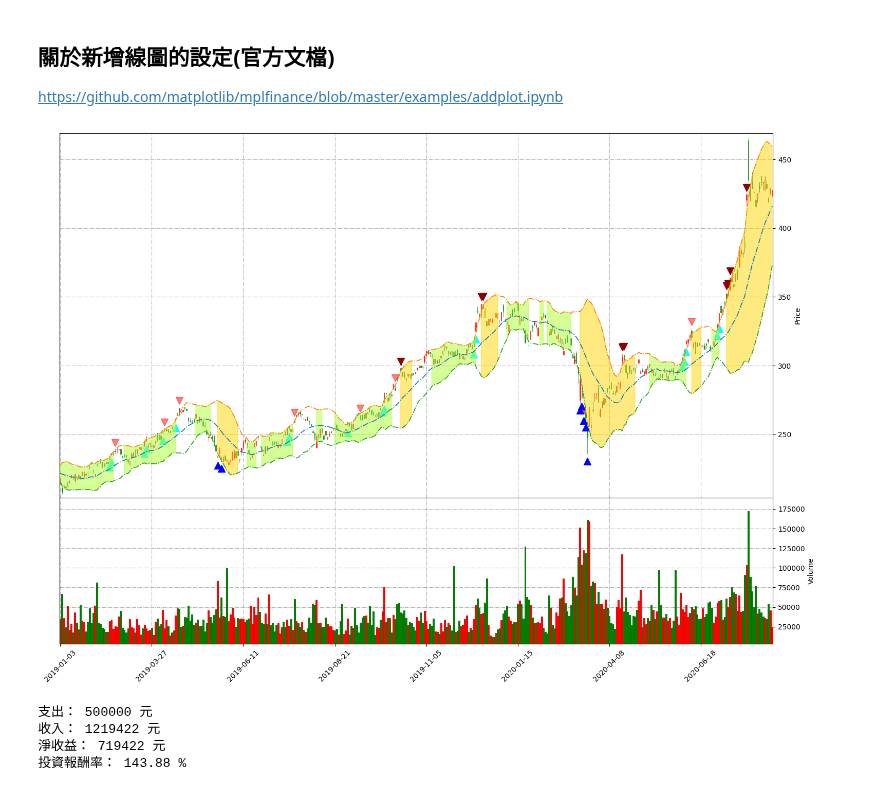
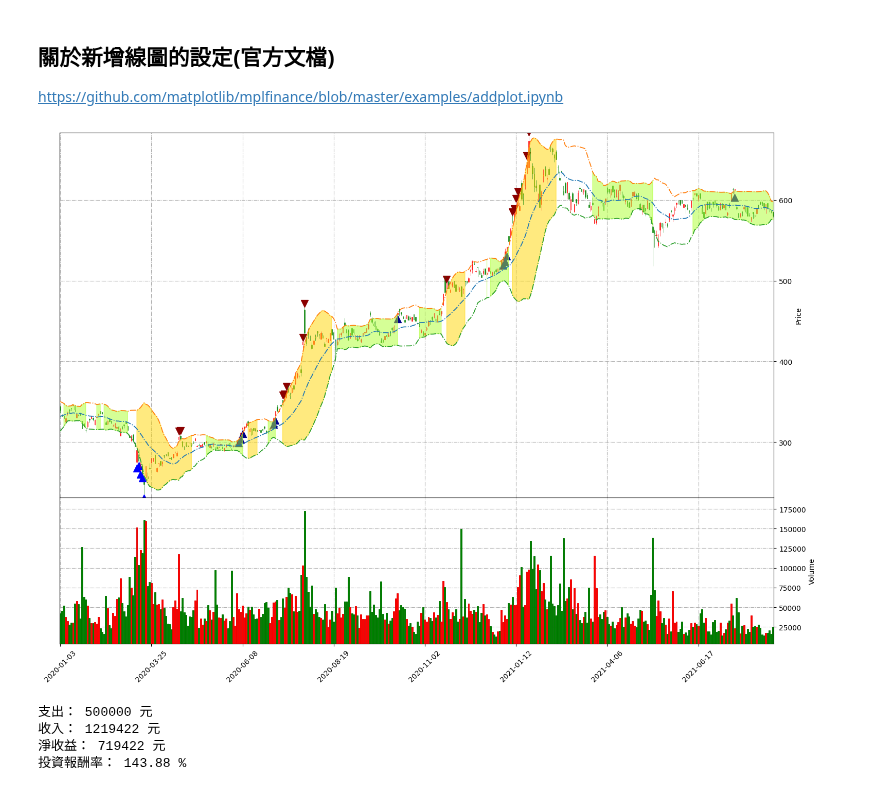
Before and after one commit to oscar50513/stock_project, a Jupyter notebook: BBands.ipynb, the cells around one changed output. Cells and saved outputs as stored; diff of their text form; code cells hidden in the pictures.

```diff
--- a/BBands.ipynb
+++ b/BBands.ipynb
@@ -527,8 +527,8 @@ s = '2330.csv'
 SData = pd.read_csv(path+'/'+s,index_col='Date')
 SData.index = pd.DatetimeIndex(SData.index)
 # range
-day_num = '2019-01-03'                        # 設定顯示股價資訊起始日期
-day_end = '2020-08-15'                        # 設定顯示股價資訊結束日期
+day_num = '2020-01-03'                        # 設定顯示股價資訊起始日期
+day_end = '2021-08-15'                        # 設定顯示股價資訊結束日期
 
 detail = [['日期', '買/賣(+/-)', '成交價', '價格(稅)', '實際花費', '目前獲利', '剩餘金額', '庫存']]
 bbands_data = bbands_rule(SData)              # 將股價資訊經過BBands函式計算
@@ -552,37 +552,37 @@ kwargs = dict(type = 'candle',
 bband_line = bbands_data[['b_mid','b_up','b_low']][day_num:day_end]
 addplots = [
     mpf.make_addplot(bband_line, panel=0,linestyle='dashdot'),
 ]
 if not bbands_data['buy_point'][day_num:day_end].isnull().all():
     addplots+=[mpf.make_addplot(bbands_data['buy_point'][day_num:day_end], color = 'blue', alpha=1, type='scatter', marker='^', markersize=100)]
 if not bbands_data['buy2_point'][day_num:day_end].isnull().all():
-    addplots+=[mpf.make_addplot(bbands_data['buy2_point'][day_num:day_end], color = 'cyan', alpha=1, type='scatter', marker='^', markersize=100)]
+    addplots+=[mpf.make_addplot(bbands_data['buy2_point'][day_num:day_end], color = 'darkblue', alpha=1, type='scatter', marker='^', markersize=100)]
 if not bbands_data['sell_point'][day_num:day_end].isnull().all():
     addplots+=[mpf.make_addplot(bbands_data['sell_point'][day_num:day_end], color = 'darkred', alpha=1, type='scatter', marker='v', markersize=100)]
-if not bbands_data['sell2_point'][day_num:day_end].isnull().all():
-    addplots+=[mpf.make_addplot(bbands_data['sell2_point'][day_num:day_end], color = 'red', alpha=0.5, type='scatter', marker='v', markersize=100)]
+# if not bbands_data['sell2_point'][day_num:day_end].isnull().all():
+#     addplots+=[mpf.make_addplot(bbands_data['sell2_point'][day_num:day_end], color = 'red', alpha=0.5, type='scatter', marker='v', markersize=100)]
 
 
 # #繪製布林通道
 width_15 = dict(y1 = bbands_data['w_15'][day_num:day_end].values,y2 = bbands_data['b_up'][day_num:day_end].values,panel=0,alpha=0.5,color='gold')
 width_10 = dict(y1 = bbands_data['w_10'][day_num:day_end].values,y2 = bbands_data['b_up'][day_num:day_end].values,panel=0,alpha=0.5,color='greenyellow')
 
 _panel = 2
 mpf.plot(SData.loc[day_num:day_end,:],
          #mav = [10, 60],
          **kwargs,
          num_panels=_panel,           # 設定總層數
          main_panel=0,                # 設定 K 線圖層數
          volume=True,                 # 設定是否繪製成交量
          volume_panel=_panel - 1,     # 設定成交量層數
          show_nontrading=False,       # 忽略非交易日
          tight_layout=True,          # 設定是否緊密布局
          datetime_format='%Y-%m-%d',
          addplot = addplots,
          fill_between=[width_15,width_10]
         )
 # %% [output]
-[figure, old version]
+[figure, new version]
 # %%
 #紀錄交易資訊
 detail = [['日期', '買/賣(+/-)', '成交價', '價格(稅)', '實際花費', '目前獲利', '剩餘金額', '庫存張數']]
```
Also changed, not shown: parts of 3 cells of this notebook, 2 other files.
